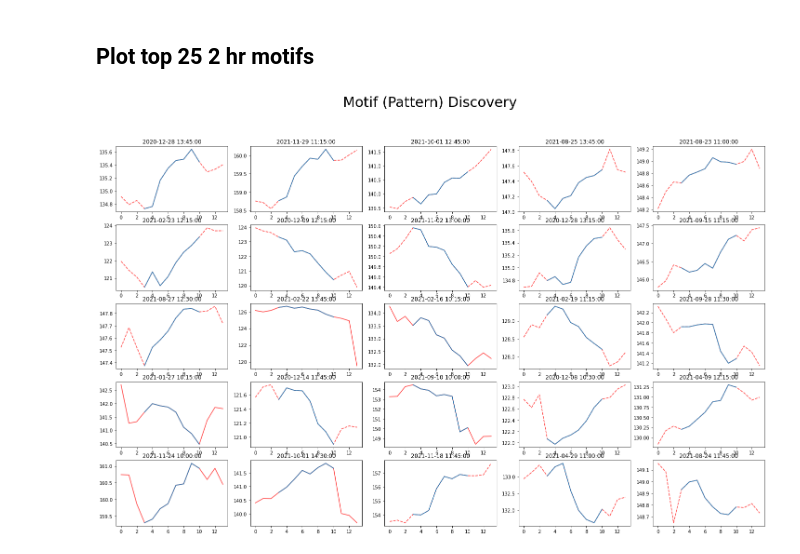
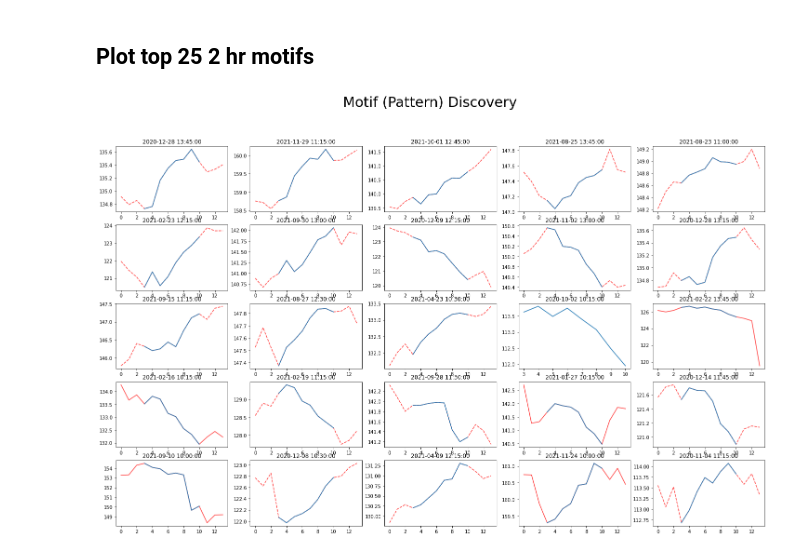
Before and after one commit to itberrios/algotrading, a Jupyter notebook: descriptive_analytics/motifs/motifs_aapl_15min.ipynb, the cells around one changed output. Saved outputs shown, nothing was run; the diff lists cells and outputs as text; code cells hidden in the pictures.

```diff
--- a/descriptive_analytics/motifs/motifs_aapl_15min.ipynb
+++ b/descriptive_analytics/motifs/motifs_aapl_15min.ipynb
@@ -204,7 +290,7 @@ for i in range(n_clusters):
         plt.plot(motif.ravel(), 'k-', alpha=.2)
         plt.title(f'cluster {i}', size=15)
 
-    plt.plot(motif_kmeans.cluster_centers_[i].ravel(), 'r-')
+    plt.plot(motif_4hr_kmeans.cluster_centers_[i].ravel(), 'r-')
 
 # lower plots to make space
 plt.subplots_adjust(top=0.8)
@@ -267 +319,3 @@ while i < matrix_profile_2hr.shape[0]:
+# %%
+useful_motif_indexes_2hr = filter_motif_indexes(matrix_profile_2hr, thresh=5)
 # %%
@@ -271,70 +325,46 @@ len(useful_motif_indexes)
 # %% [markdown]
 Filter motifs
-# %%
-motifs = []
-motif_idxs = []
-ext_motifs = []
-ext_outside = [] # indicates if extended motif is outside of the day window_4hr
-
-# motif extension window_4hr
-ext_wind = 3
-
-for motif_idx in useful_motif_indexes:
-    nearest_neighbor_idx = matrix_profile_2hr[motif_idx, 1]
-    motif = train_df['close'].iloc[nearest_neighbor_idx:nearest_neighbor_idx + window_2hr]
-    ext_motif = train_df['close'].iloc[nearest_neighbor_idx - ext_wind:nearest_neighbor_idx + window_2hr + ext_wind]
-
-    # only include motifs that take place over the course of multiple days
-    if len(pd.to_datetime(motif.index).dayofweek.unique()) == 1:
-        motifs.append(motif.to_numpy())
-        motif_idxs.append(nearest_neighbor_idx) # start index of motif
-        ext_motifs.append(ext_motif.to_numpy())
-
-        # get flag to determine if extended motif fall outside of the day window_2hr
-        if len(pd.to_datetime(ext_motif.index).dayofweek.unique()) == 1:
-            ext_outside.append(0)
-        else:
-            ext_outside.append(1)
-
-motifs = np.array(motifs)
-motif_idxs = np.array(motif_idxs)
-ext_motifs = np.array(ext_motifs)
-ext_outside = np.array(ext_outside)
+# %%
+ext_window = 3
+motifs, motif_idxs, ext_motifs, ext_outside = clean_motifs(useful_motif_indexes_2hr,
+                                                           matrix_profile_2hr,
+                                                           window_2hr,
+                                                           ext_window)
 # %% [markdown]
 ## Plot top 25 2 hr motifs
 # %%
 # display top 25 discovered motifs
 
 # store motif indexes to ensure that matches close in time are not plotted
 motif_indexes = []
 
 
 fig = plt.figure(figsize=(25, 15))
 plt.suptitle('Motif (Pattern) Discovery', fontsize='30')
 
 i = 0
 for i in range(25):
     plt.subplot(5, 5, 1 + i)
 
     # get motifs
     motif = motifs[i]
     m_idx = motif_idxs[i]
     ext_motif = ext_motifs[i]
     ext_out = ext_outside[i]
 
 
     # plot motif
     if ext_out == 0:
         plt.plot(ext_motif, 'r--', alpha=0.75)
-        plt.plot(np.arange(ext_wind, window_2hr + ext_wind), motif)
+        plt.plot(np.arange(ext_window, window_2hr + ext_window), motif)
     else:
         plt.plot(ext_motif, 'r', alpha=0.75)
-        plt.plot(np.arange(ext_wind, window_2hr + ext_wind), motif)
+        plt.plot(np.arange(ext_window, window_2hr + ext_window), motif)
 
 
     plt.title(train_df['close'].index[m_idx])
 # %% [output]
-[figure, old version]
+[figure, new version]
 # %%
 # get kmeans clustering object
 n_clusters = 5
```
Also changed, not shown: parts of 33 cells of this notebook.
